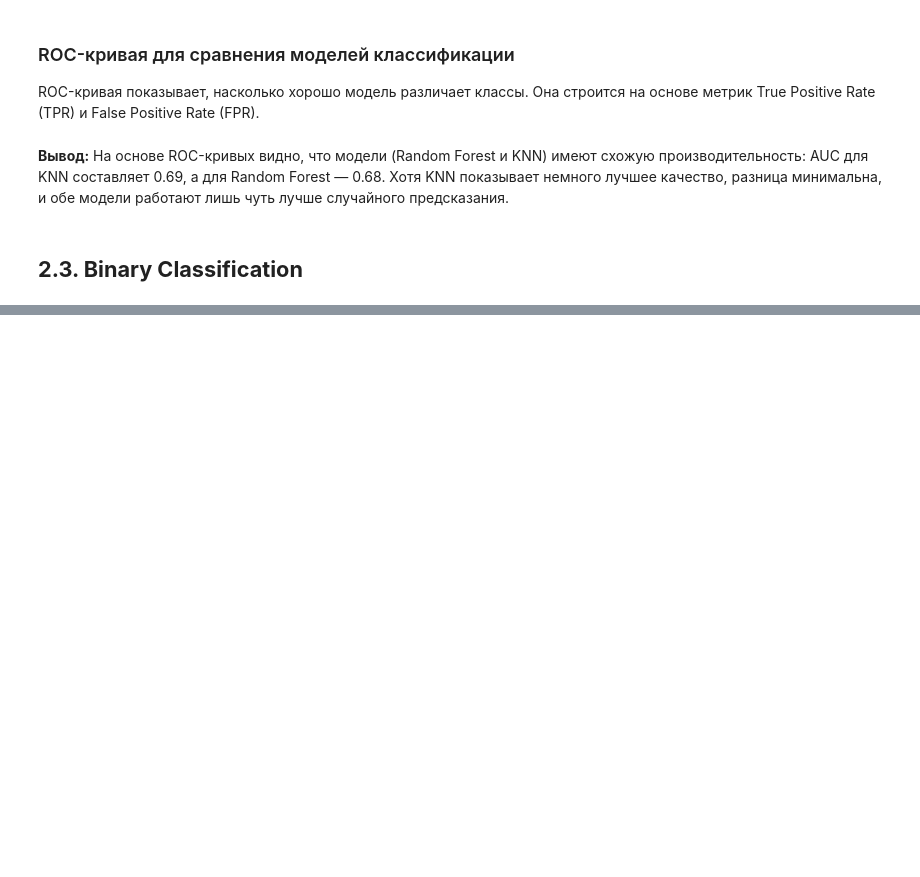
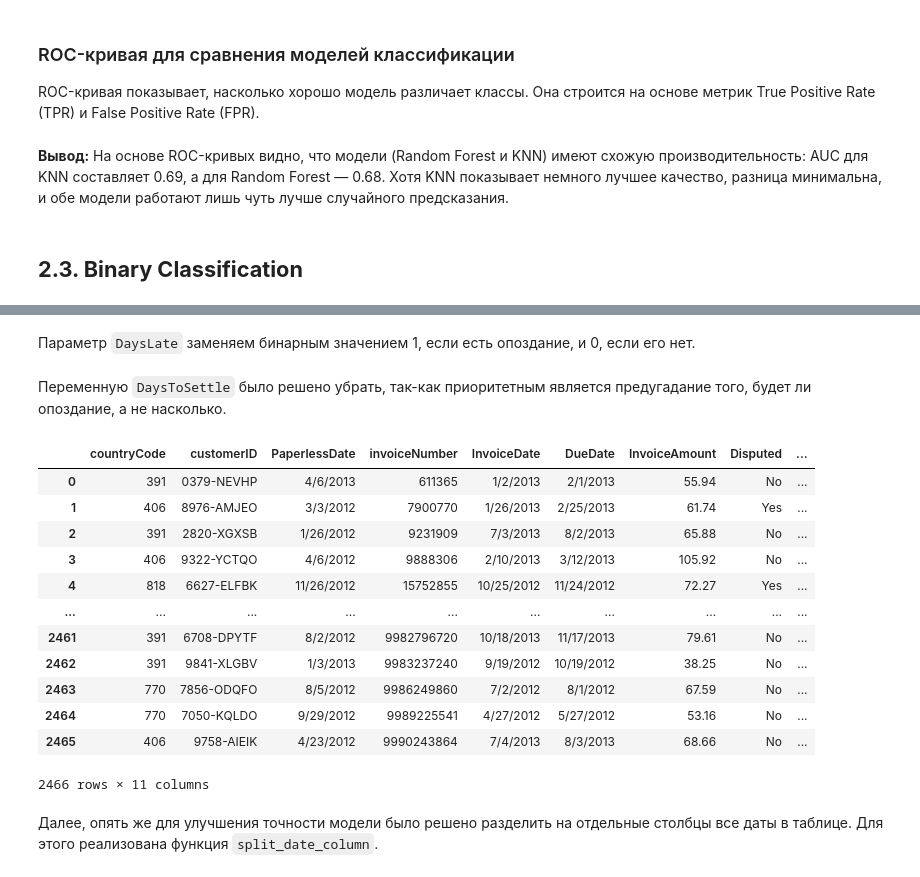
Before and after one commit to tdarbinyan/sbertech-finances, a Jupyter notebook: payment_prediction.ipynb, the cells around one changed output, grey strips where cells are left out. Saved outputs shown, nothing was run; the diff lists cells and outputs as text; code cells hidden in the pictures; blank space fills up the shorter version.

```diff
--- a/payment_prediction.ipynb
+++ b/payment_prediction.ipynb
@@ -366,3 +400,2 @@ plt.show()
 # %%
-df = pd.read_csv('./data/ar_dataset.csv')
-df
+data = pd.read_csv('./data/ar_dataset.csv')
@@ -375,4 +402,23 @@ df_classification = df.copy()
+# %% [markdown]
+Параметр `DaysLate` заменяем бинарным значением 1, если есть опоздание, и 0, если его нет.
 # %%
-df_classification['DaysLate'] = df_classification['DaysLate'].apply(lambda x: 1 if x > 0 else x)
+data['DaysLate'] = data['DaysLate'].apply(lambda x: 1 if x > 0 else x)
+# %% [markdown]
+Переменную `DaysToSettle` было решено убрать, так-как приоритетным является предугадание того, будет ли опоздание, а не насколько.
 # %%
-df_classification = df_classification.drop(columns=['DaysToSettle'])
+data = data.drop(columns=['DaysToSettle'])
+data
+# %% [output]
+|  | countryCode | customerID | PaperlessDate | invoiceNumber | InvoiceDate | DueDate | InvoiceAmount | Disputed | ... |
+| 0 | 391 | 0379-NEVHP | 4/6/2013 | 611365 | 1/2/2013 | 2/1/2013 | 55.94 | No | ... |
+| 1 | 406 | 8976-AMJEO | 3/3/2012 | 7900770 | 1/26/2013 | 2/25/2013 | 61.74 | Yes | ... |
+| 2 | 391 | 2820-XGXSB | 1/26/2012 | 9231909 | 7/3/2013 | 8/2/2013 | 65.88 | No | ... |
+| 3 | 406 | 9322-YCTQO | 4/6/2012 | 9888306 | 2/10/2013 | 3/12/2013 | 105.92 | No | ... |
+| 4 | 818 | 6627-ELFBK | 11/26/2012 | 15752855 | 10/25/2012 | 11/24/2012 | 72.27 | Yes | ... |
+| ... | ... | ... | ... | ... | ... | ... | ... | ... | ... |
+| 2461 | 391 | 6708-DPYTF | 8/2/2012 | 9982796720 | 10/18/2013 | 11/17/2013 | 79.61 | No | ... |
+| 2462 | 391 | 9841-XLGBV | 1/3/2013 | 9983237240 | 9/19/2012 | 10/19/2012 | 38.25 | No | ... |
+| 2463 | 770 | 7856-ODQFO | 8/5/2012 | 9986249860 | 7/2/2012 | 8/1/2012 | 67.59 | No | ... |
+| 2464 | 770 | 7050-KQLDO | 9/29/2012 | 9989225541 | 4/27/2012 | 5/27/2012 | 53.16 | No | ... |
+| 2465 | 406 | 9758-AIEIK | 4/23/2012 | 9990243864 | 7/4/2013 | 8/3/2013 | 68.66 | No | ... |
+2466 rows × 11 columns
@@ -381 +425,3 @@ df_classification
+# %% [markdown]
+Далее, опять же для улучшения точности модели было решено разделить на отдельные столбцы все даты в таблице. Для этого реализована функция `split_date_column`.
 # %%
```
Also changed, not shown: parts of 28 cells of this notebook, 4 other files.
